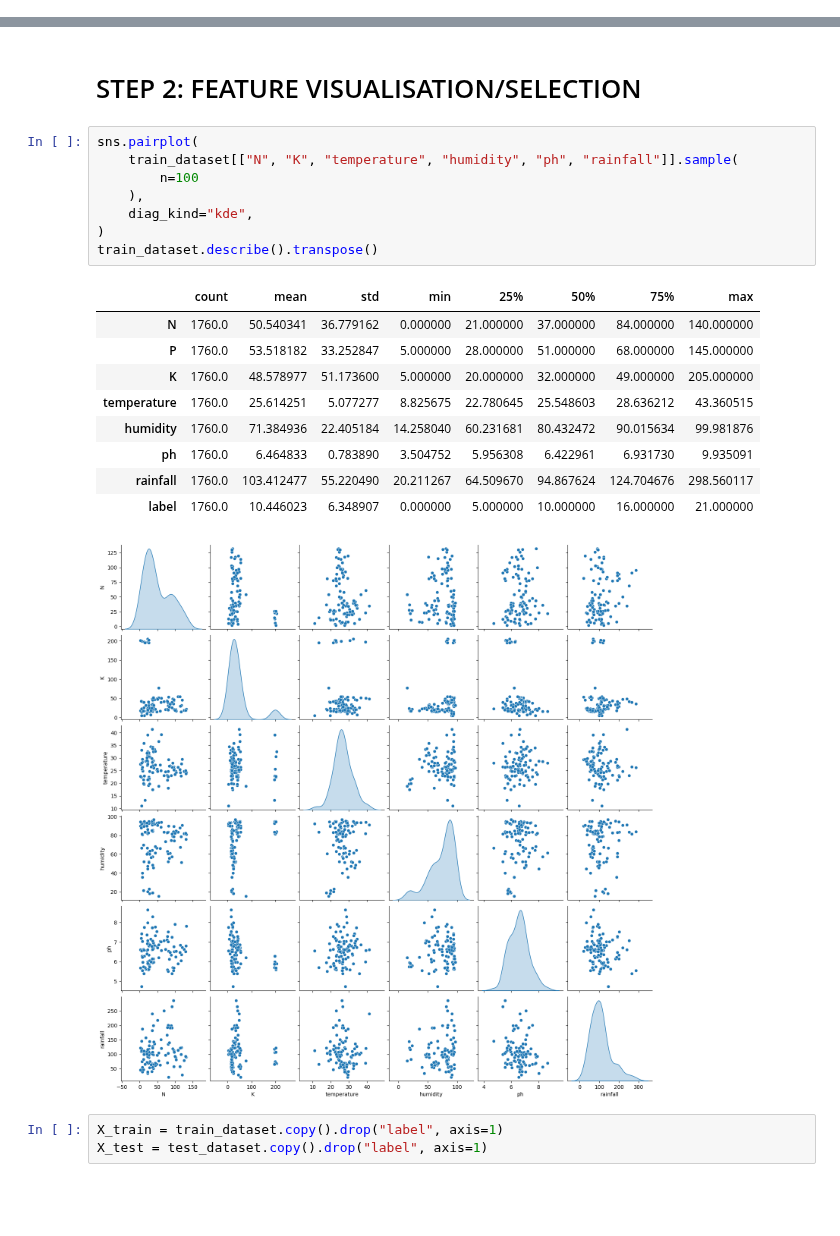
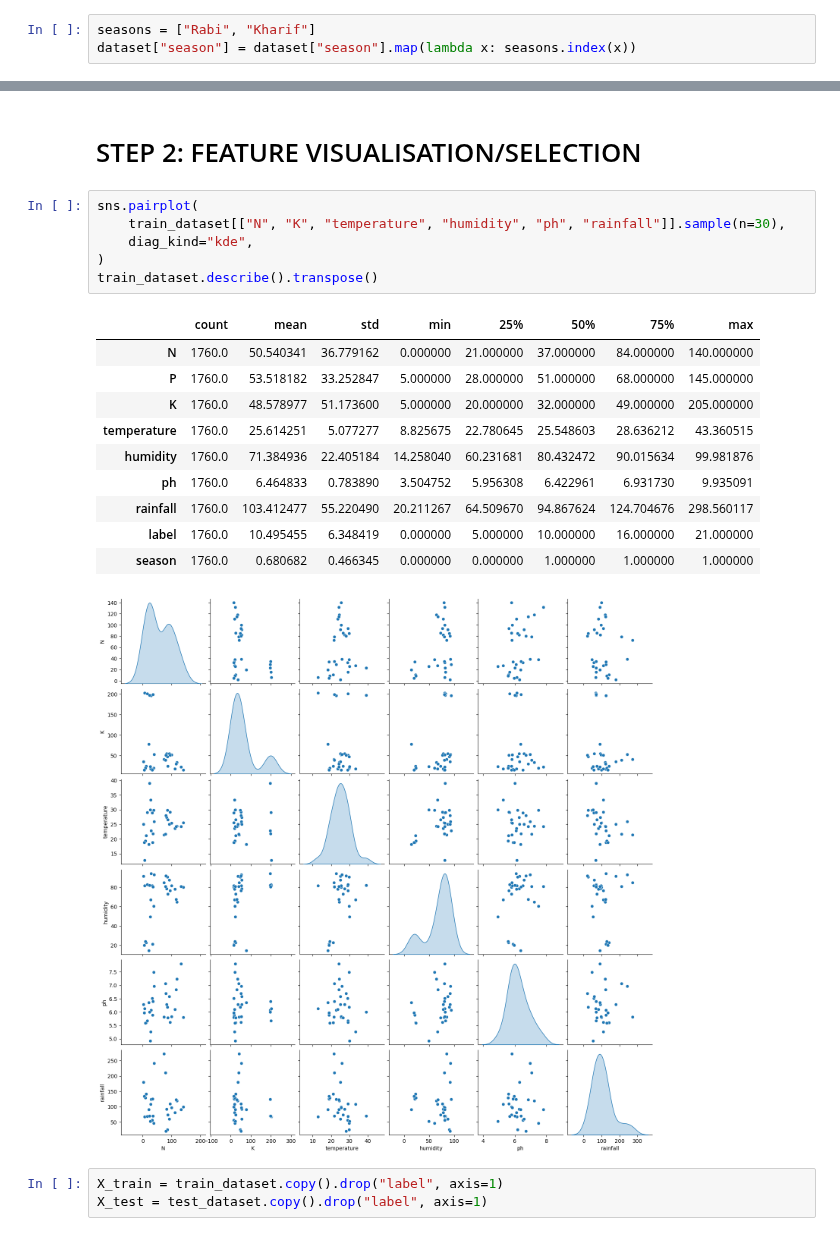
Before and after one commit to Fresh-Fields/ml-official, a Jupyter notebook: recommend.crop.ipynb, the cells around one changed output, grey strips where cells are left out. Drawn from its saved outputs; the diff is of its cells as text; blank space fills up the shorter version.

```diff
--- a/recommend.crop.ipynb
+++ b/recommend.crop.ipynb
@@ -54,3 +54,6 @@ labels_unique
+# %%
+seasons = ["Rabi", "Kharif"]
+dataset["season"] = dataset["season"].map(lambda x: seasons.index(x))
 # %%
 train_dataset = dataset.sample(frac=0.8, random_state=42)
 test_dataset = dataset.drop(train_dataset.index)
@@ -58,23 +61,22 @@ test_dataset = dataset.drop(train_dataset.index)
 # STEP 2: FEATURE VISUALISATION/SELECTION
 # %%
 sns.pairplot(
-    train_dataset[["N", "K", "temperature", "humidity", "ph", "rainfall"]].sample(
-        n=100
-    ),
+    train_dataset[["N", "K", "temperature", "humidity", "ph", "rainfall"]].sample(n=30),
     diag_kind="kde",
 )
 train_dataset.describe().transpose()
 # %% [output]
 |  | count | mean | std | min | 25% | 50% | 75% | max |
 | N | 1760.0 | 50.540341 | 36.779162 | 0.000000 | 21.000000 | 37.000000 | 84.000000 | 140.000000 |
 | P | 1760.0 | 53.518182 | 33.252847 | 5.000000 | 28.000000 | 51.000000 | 68.000000 | 145.000000 |
 | K | 1760.0 | 48.578977 | 51.173600 | 5.000000 | 20.000000 | 32.000000 | 49.000000 | 205.000000 |
 | temperature | 1760.0 | 25.614251 | 5.077277 | 8.825675 | 22.780645 | 25.548603 | 28.636212 | 43.360515 |
 | humidity | 1760.0 | 71.384936 | 22.405184 | 14.258040 | 60.231681 | 80.432472 | 90.015634 | 99.981876 |
 | ph | 1760.0 | 6.464833 | 0.783890 | 3.504752 | 5.956308 | 6.422961 | 6.931730 | 9.935091 |
 | rainfall | 1760.0 | 103.412477 | 55.220490 | 20.211267 | 64.509670 | 94.867624 | 124.704676 | 298.560117 |
-| label | 1760.0 | 10.446023 | 6.348907 | 0.000000 | 5.000000 | 10.000000 | 16.000000 | 21.000000 |
+| label | 1760.0 | 10.495455 | 6.348419 | 0.000000 | 5.000000 | 10.000000 | 16.000000 | 21.000000 |
+| season | 1760.0 | 0.680682 | 0.466345 | 0.000000 | 0.000000 | 1.000000 | 1.000000 | 1.000000 |
-[figure, old version]
+[figure, new version]
 # %%
 X_train = train_dataset.copy().drop("label", axis=1)
 X_test = test_dataset.copy().drop("label", axis=1)
```
Also changed, not shown: parts of 5 cells of this notebook, 5 other files.
